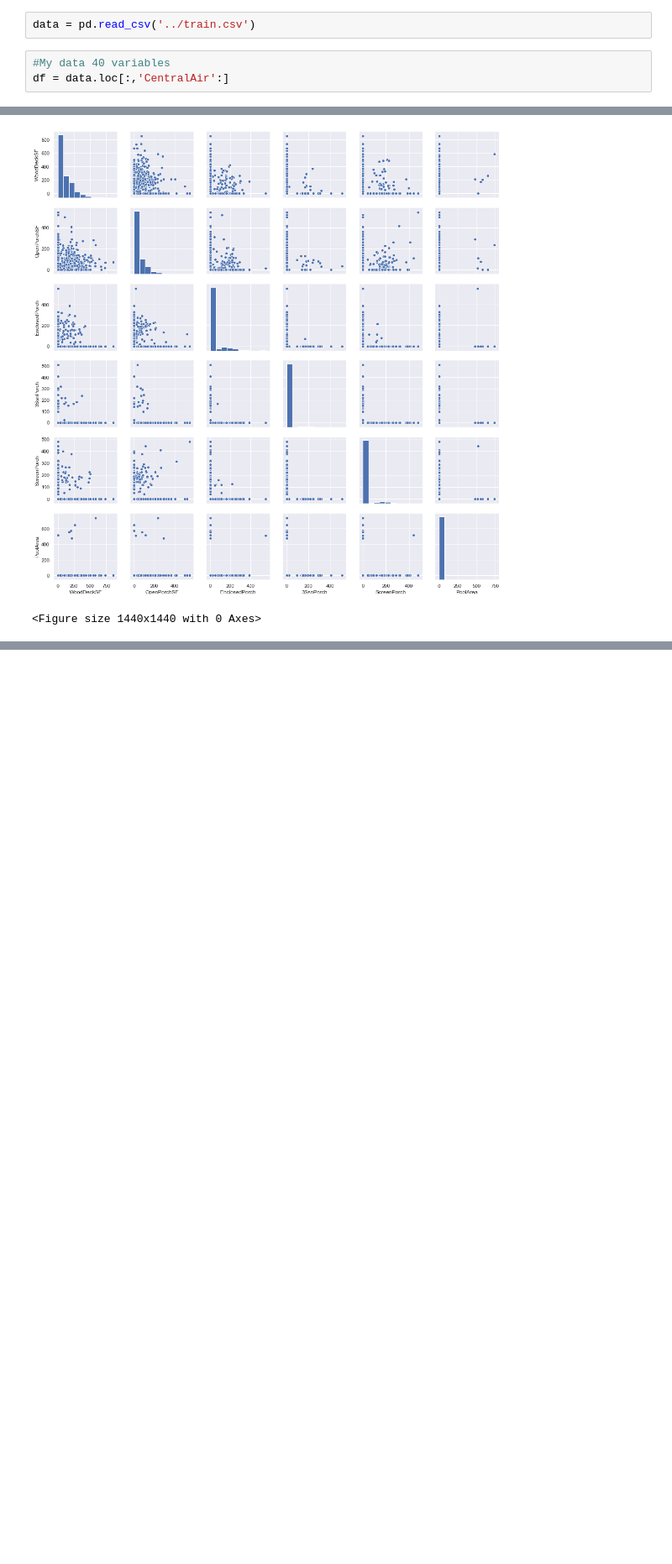
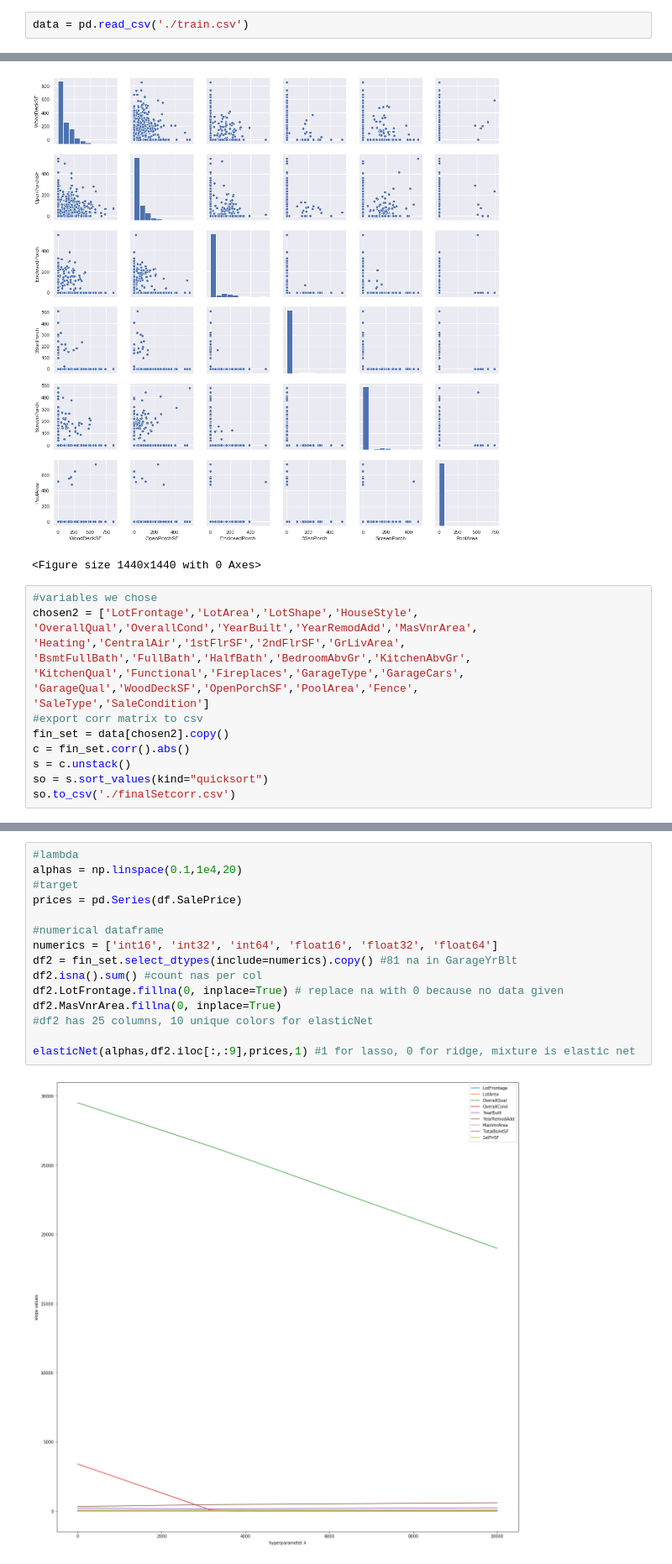
Before and after one commit to ConnorHaas03/MachineLearningProject, a Jupyter notebook: ConnorHaas/ConPipeline.ipynb, the cells around one changed output, grey strips where cells are left out. Shown at 84% size. Saved outputs shown, nothing was run; the diff lists cells and outputs as text; blank space fills up the shorter version.

Commit message:
Cleaned code, added df cleaning functions, and modeling

```diff
--- a/ConnorHaas/ConPipeline.ipynb
+++ b/ConnorHaas/ConPipeline.ipynb
@@ -8,5 +13,2 @@ from scipy import stats
 # %%
-data = pd.read_csv('../train.csv')
+data = pd.read_csv('./train.csv')
-# %%
-#My data 40 variables
-df = data.loc[:,'CentralAir':]
@@ -241,3 +70,18 @@ plt.savefig('pairplot.png',bbox_inches='tight')
 # %% [output]
 [figure]
 <Figure size 1440x1440 with 0 Axes>
+# %%
+#variables we chose
+chosen2 = ['LotFrontage','LotArea','LotShape','HouseStyle',
+'OverallQual','OverallCond','YearBuilt','YearRemodAdd','MasVnrArea',
+'Heating','CentralAir','1stFlrSF','2ndFlrSF','GrLivArea',
+'BsmtFullBath','FullBath','HalfBath','BedroomAbvGr','KitchenAbvGr',
+'KitchenQual','Functional','Fireplaces','GarageType','GarageCars',
+'GarageQual','WoodDeckSF','OpenPorchSF','PoolArea','Fence',
+'SaleType','SaleCondition']
+#export corr matrix to csv
+fin_set = data[chosen2].copy()
+c = fin_set.corr().abs()
+s = c.unstack()
+so = s.sort_values(kind="quicksort")
+so.to_csv('./finalSetcorr.csv')
@@ -243,0 +189,17 @@ plt.savefig('pairplot.png',bbox_inches='tight')
+# %%
+#lambda
+alphas = np.linspace(0.1,1e4,20)
+#target
+prices = pd.Series(df.SalePrice)
+
+#numerical dataframe
+numerics = ['int16', 'int32', 'int64', 'float16', 'float32', 'float64']
+df2 = fin_set.select_dtypes(include=numerics).copy() #81 na in GarageYrBlt
+df2.isna().sum() #count nas per col
+df2.LotFrontage.fillna(0, inplace=True) # replace na with 0 because no data given
+df2.MasVnrArea.fillna(0, inplace=True)
+#df2 has 25 columns, 10 unique colors for elasticNet
+
+elasticNet(alphas,df2.iloc[:,:9],prices,1) #1 for lasso, 0 for ridge, mixture is elastic net
+# %% [output]
+[figure, added]
```
Also changed, not shown: parts of 23 cells of this notebook, 3 other files.
